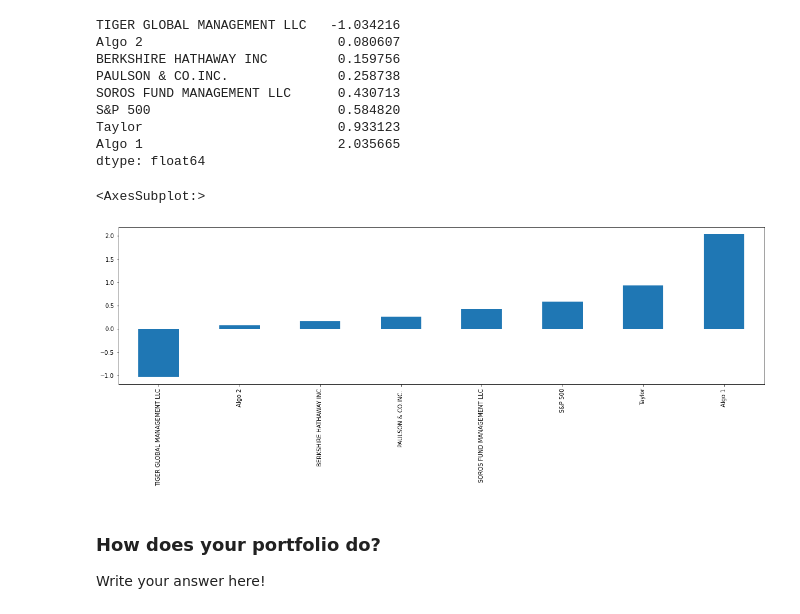
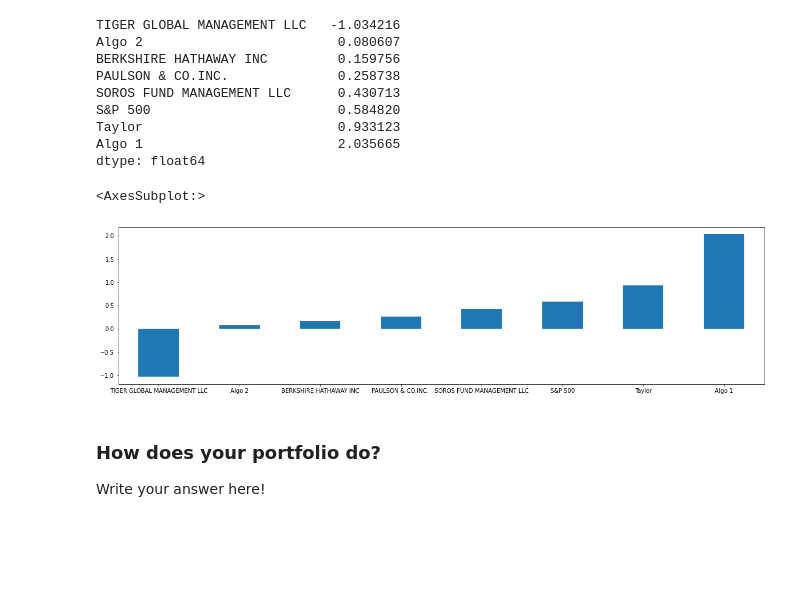
Before and after one commit to TaylorTucker/Pandas---HMW, a Jupyter notebook: Instructions/Starter_Code/whale_analysis.ipynb, the cells around one changed output. Cells and saved outputs as stored; diff of their text form; code cells hidden in the pictures; blank space fills up the shorter version.

```diff
--- a/Instructions/Starter_Code/whale_analysis.ipynb
+++ b/Instructions/Starter_Code/whale_analysis.ipynb
@@ -588,10 +565,10 @@ Algo 1                         2.035665
 dtype: float64
 # %%
 # Visualize the sharpe ratios as a bar plot
-port_sharpe.plot(kind="bar", figsize = (20,5))
+port_sharpe.plot(kind="bar", figsize = (20,5), rot = 360, fontsize = 10)
 # %% [output]
 <AxesSubplot:>
-[figure, old version]
+[figure, new version]
 # %% [markdown]
 ### How does your portfolio do?
 
```
Also changed, not shown: parts of 21 cells of this notebook.
